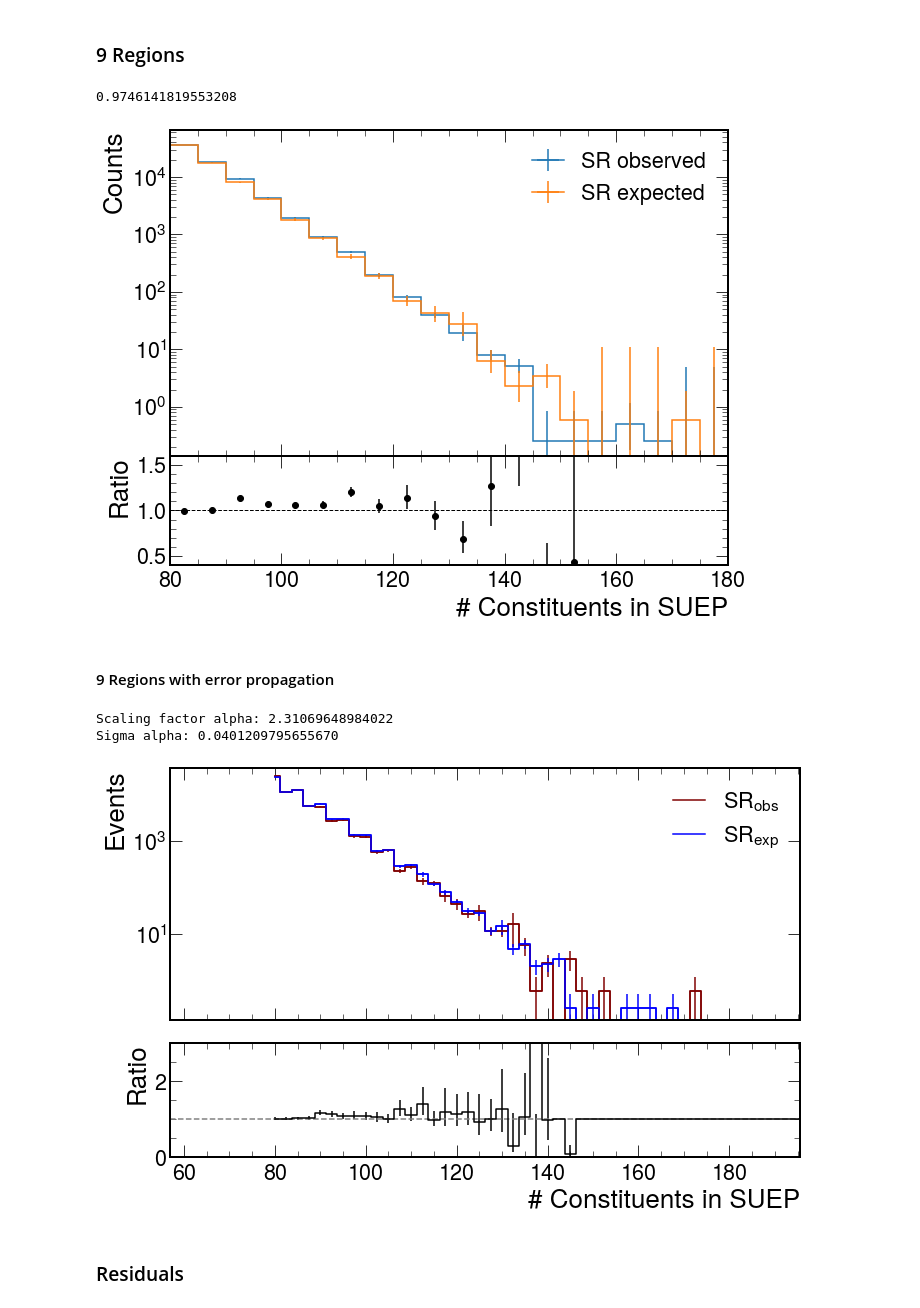
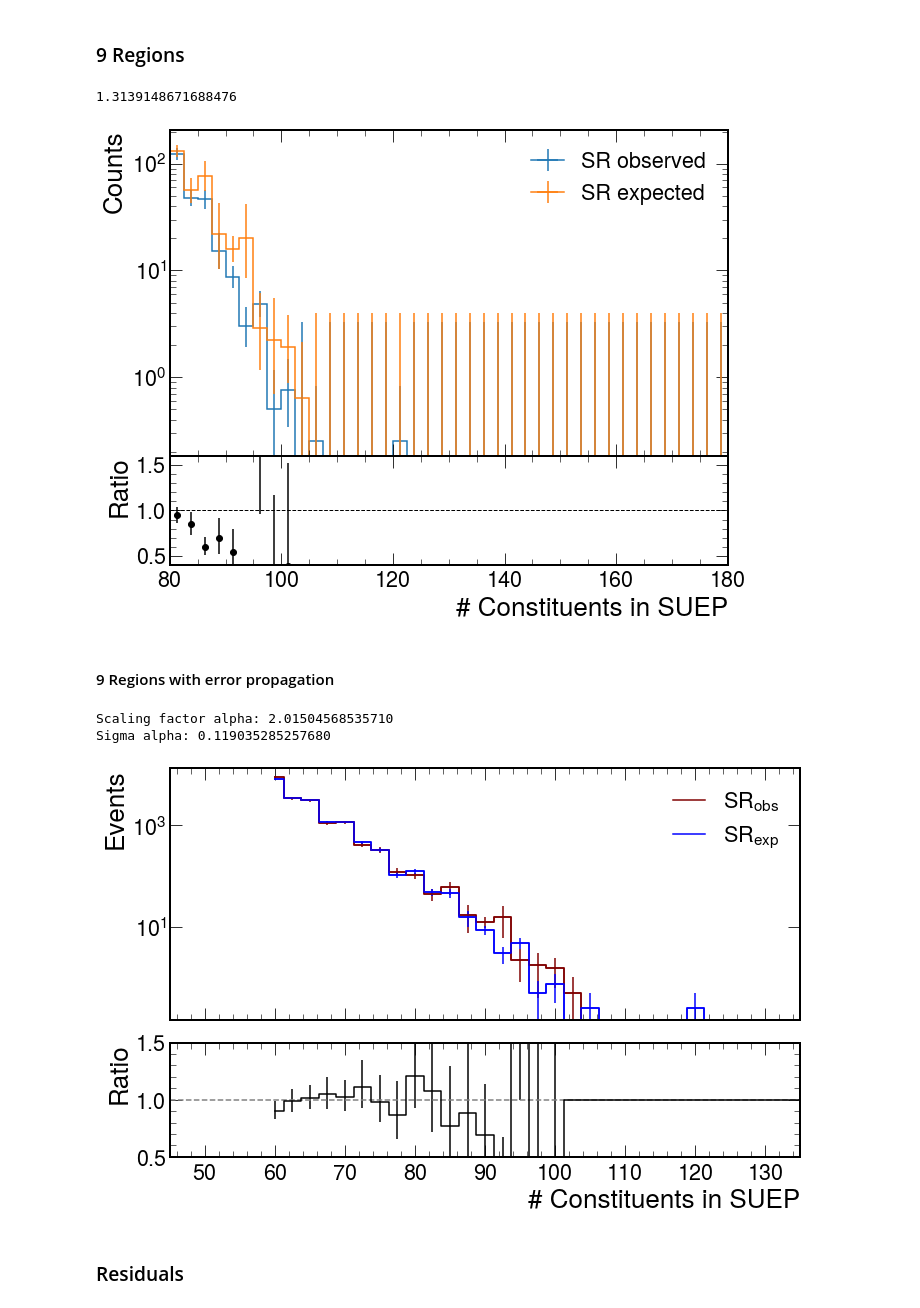
Before and after one commit to SUEPPhysics/SUEPCoffea_dask, a Jupyter notebook: plotting/plot.ipynb, the cells around one changed output. Drawn from its saved outputs; the diff is of its cells as text; code cells hidden in the pictures.

```diff
--- a/plotting/plot.ipynb
+++ b/plotting/plot.ipynb
@@ -620,19 +672,19 @@ plt.savefig(output_label+"ABCD_6regions_"+plot_label+file_ext)
 # %% [markdown]
 ### 9 Regions
 # %%
-plot_label = '2D_SUEP_S1_vs_SUEP_nconst_Cluster'
+plot_label = '2D_ISR_S1_vs_ISR_nconst_ClusterInverted'
 abcd = plots['QCD_HT_2018'][plot_label]
 
 # 2D_SUEP_S1_vs_SUEP_nconst_Cluster
-A = abcd[0.35j:0.4j:sum,10.0j:40j:2j]
-B = abcd[0.35j:0.4j:sum,40j:80j:2j]
-C = abcd[0.35j:0.4j:sum,80j:300j:2j]
-D = abcd[0.4j:0.5j:sum,10.0j:40j:2j]
-E = abcd[0.4j:0.5j:sum,40j:80j:2j]
-F = abcd[0.4j:0.5j:sum,80j:300j:2j]
-G = abcd[0.5j:1.0j:sum,10.0j:40j:2j]
-H = abcd[0.5j:1.0j:sum,40j:80j:2j]
-SR = abcd[0.5j:1.0j:sum,80j:300j:2j]
+A = abcd[0.35j:0.4j:sum,10.0j:40j]
+B = abcd[0.35j:0.4j:sum,40j:80j]
+C = abcd[0.35j:0.4j:sum,80j:300j]
+D = abcd[0.4j:0.5j:sum,10.0j:40j]
+E = abcd[0.4j:0.5j:sum,40j:80j]
+F = abcd[0.4j:0.5j:sum,80j:300j]
+G = abcd[0.5j:1.0j:sum,10.0j:40j]
+H = abcd[0.5j:1.0j:sum,40j:80j]
+SR = abcd[0.5j:1.0j:sum,80j:300j]
 
 # 2D_ISR_S1_vs_ISR_nconst_ClusterInverted
 # A = abcd[0.35j:0.4j:sum,30.0j:40j:2j]
@@ -640,51 +692,62 @@ SR = abcd[0.5j:1.0j:sum,80j:300j:2j]
 # C = abcd[0.35j:0.4j:sum,50j:300j:2j]
 # D = abcd[0.4j:0.5j:sum,30.0j:40j:2j]
 # E = abcd[0.4j:0.5j:sum,40j:50j:2j]
 # F = abcd[0.4j:0.5j:sum,50j:300j:2j]
 # G = abcd[0.5j:1.0j:sum,30.0j:40j:2j]
 # H = abcd[0.5j:1.0j:sum,40j:50j:2j]
 # SR = abcd[0.5j:1.0j:sum,50j:300j:2j]
 
 # SR_exp = H * H.sum().value **3 * (G.sum().value * C.sum().value / A.sum().value) * \
 #         ((F.sum().value / E.sum().value)**4) \
 #         * (G.sum().value * F.sum().value / D.sum().value)**-2 \
 #         * (H.sum().value * C.sum().value / B.sum().value)**-2
 
 SR_exp = F * F.sum().value**3 * (G.sum().value * C.sum().value / A.sum().value) * \
         ((H.sum().value / E.sum().value)**4) \
         * (G.sum().value * F.sum().value / D.sum().value)**-2 \
         * (H.sum().value * C.sum().value / B.sum().value)**-2
 
 print(SR_exp.sum().value/SR.sum().value)
 
 fig = plt.figure(figsize=(10, 8))
 main, sub = SR.plot_ratio(SR_exp,
                 rp_num_label='SR observed',
                 rp_denom_label='SR expected')
 fig.axes[0].set_yscale("log")
 fig.axes[0].set_xlim(80,180)
 fig.axes[1].set_ylim(0.4,1.6)
 fig.axes[1].set_xlabel("# Constituents in SUEP")
 plt.savefig(output_label+"ABCD_9regions_"+plot_label+file_ext)
 # %% [output]
-0.9746141819553208
+1.3139148671688476
-[figure, old version]
+[figure, new version]
 # %% [markdown]
 #### 9 Regions with error propagation
 # %%
-plot_label = '2D_SUEP_S1_vs_SUEP_nconst_Cluster'
+plot_label = '2D_ISR_S1_vs_ISR_nconst_ClusterInverted'
 abcd = plots['QCD_HT_2018'][plot_label]
 
-# # 2D_SUEP_S1_SUEP_nconst_CL
-A = abcd[0.35j:0.4j:sum,10.0j:40j]
-B = abcd[0.35j:0.4j:sum,40j:80j]
-C = abcd[0.35j:0.4j:sum,80j:300j]
-D = abcd[0.4j:0.5j:sum,10.0j:40j]
-E = abcd[0.4j:0.5j:sum,40j:80j]
-F = abcd[0.4j:0.5j:sum,80j:300j]
-G = abcd[0.5j:1.0j:sum,10.0j:40j]
-H = abcd[0.5j:1.0j:sum,40j:80j]
-SR = abcd[0.5j:1.0j:sum,80j:300j]
+# # 2D_SUEP_S1_vs_SUEP_nconst_Cluster
+# 2D_ISR_S1_vs_ISR_nconst_ClusterInverted
+# A = abcd[0.35j:0.4j:sum,10.0j:40j]
+# B = abcd[0.35j:0.4j:sum,40j:80j]
+# C = abcd[0.35j:0.4j:sum,80j:300j]
+# D = abcd[0.4j:0.5j:sum,10.0j:40j]
+# E = abcd[0.4j:0.5j:sum,40j:80j]
+# F = abcd[0.4j:0.5j:sum,80j:300j]
+# G = abcd[0.5j:1.0j:sum,10.0j:40j]
+# H = abcd[0.5j:1.0j:sum,40j:80j]
+# SR = abcd[0.5j:1.0j:sum,80j:300j]
+
+A = abcd[0.35j:0.4j:sum,20.0j:40j]
+B = abcd[0.35j:0.4j:sum,40j:60j]
+C = abcd[0.35j:0.4j:sum,60j:300j]
+D = abcd[0.4j:0.5j:sum,20.0j:40j]
+E = abcd[0.4j:0.5j:sum,40j:60j]
+F = abcd[0.4j:0.5j:sum,60j:300j]
+G = abcd[0.5j:1.0j:sum,20.0j:40j]
+H = abcd[0.5j:1.0j:sum,40j:60j]
+SR = abcd[0.5j:1.0j:sum,60j:300j]
 
 # 2D_ISR_S1_ISR_nconst_CL
 # A = abcd[0.35j:0.4j:sum,0.0j:30j]
@@ -750,12 +813,12 @@ SR_exp.view().value = SR_exp.view().value * float(alpha)
 # errors in the hists' bins to calculate the errors in the ratio plot
 fig, axs, _ = plot_ratio(SR_exp, SR,
                          "# Constituents in SUEP", "$SR_{obs}$", "$SR_{exp}$")
-_ = axs[1].set_ylim(0,3.0)
+_ = axs[1].set_ylim(0.5,1.5)
 _ = axs[0].legend()
 # %% [output]
-Scaling factor alpha: 2.31069648984022
-Sigma alpha: 0.0401209795655670
+Scaling factor alpha: 2.01504568535710
+Sigma alpha: 0.119035285257680
-[figure, old version]
+[figure, new version]
 # %% [markdown]
 ### Residuals
 # %%
```
Also changed, not shown: parts of 14 cells of this notebook, 2 other files.
